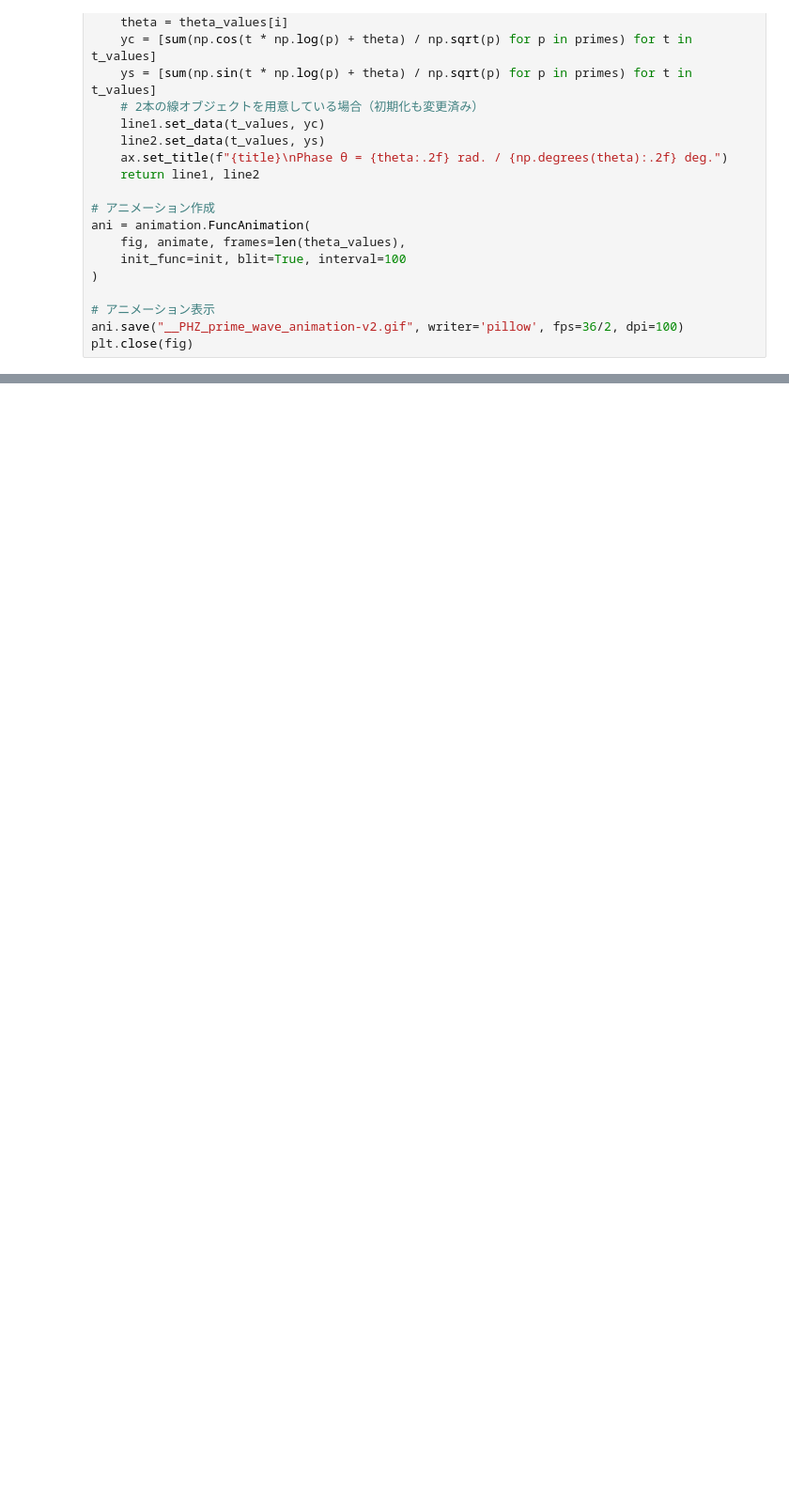
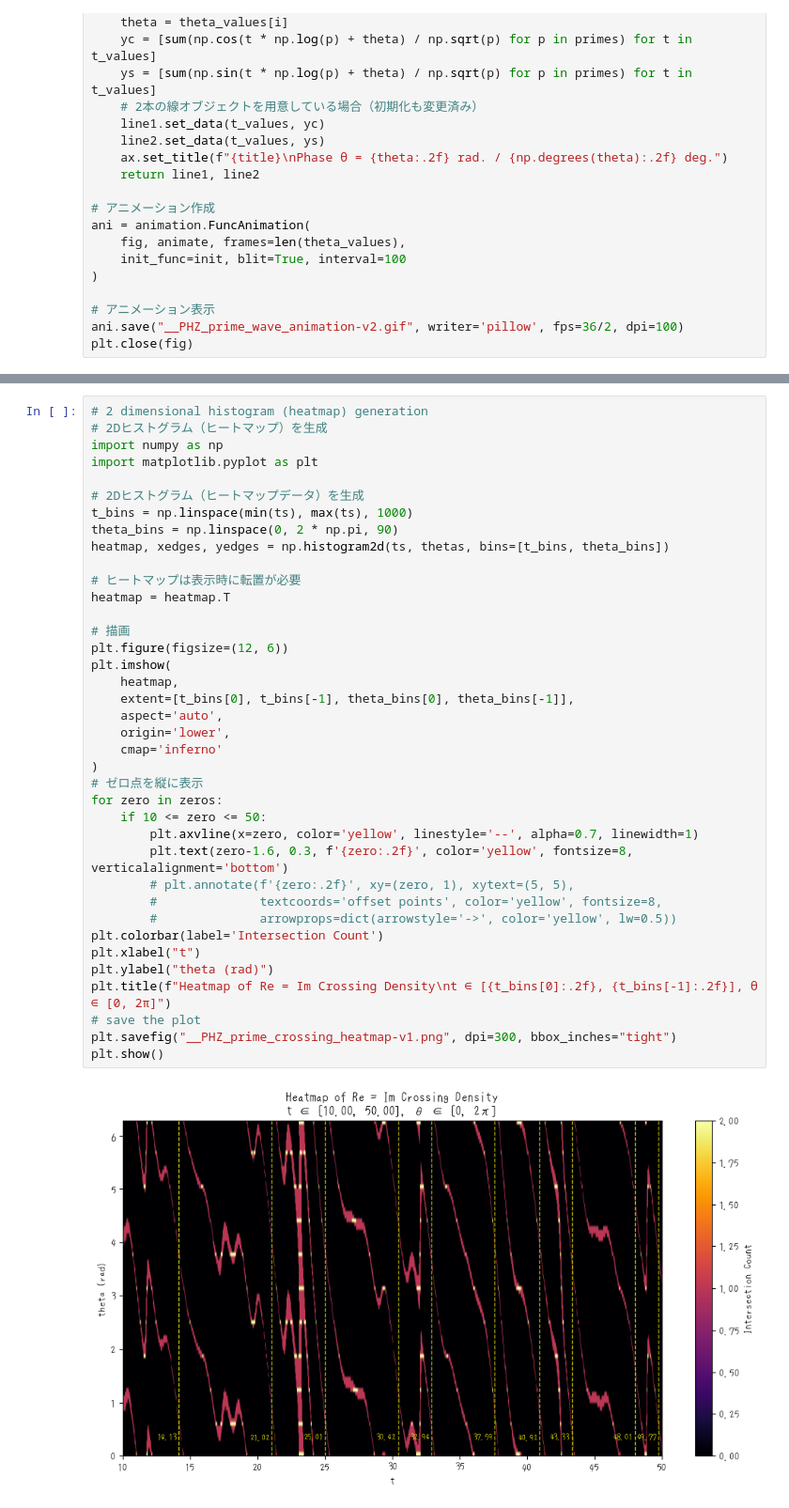
Before and after one commit to Deskuma/riemann-hypothesis-ai, a Jupyter notebook: src/py/graph/PHZ_prime_wave.ipynb, the cells around one changed output, grey strips where cells are left out. Shown at 94% size. Saved outputs shown, nothing was run; the diff lists cells and outputs as text; blank space fills up the shorter version.

```diff
--- a/src/py/graph/PHZ_prime_wave.ipynb
+++ b/src/py/graph/PHZ_prime_wave.ipynb
@@ -537,0 +611,40 @@ plt.close(fig)
+# %%
+# 2 dimensional histogram (heatmap) generation
+# 2Dヒストグラム（ヒートマップ）を生成
+import numpy as np
+import matplotlib.pyplot as plt
+
+# 2Dヒストグラム（ヒートマップデータ）を生成
+t_bins = np.linspace(min(ts), max(ts), 1000)
+theta_bins = np.linspace(0, 2 * np.pi, 90)
+heatmap, xedges, yedges = np.histogram2d(ts, thetas, bins=[t_bins, theta_bins])
+
+# ヒートマップは表示時に転置が必要
+heatmap = heatmap.T
+
+# 描画
+plt.figure(figsize=(12, 6))
+plt.imshow(
+    heatmap,
+    extent=[t_bins[0], t_bins[-1], theta_bins[0], theta_bins[-1]],
+    aspect='auto',
+    origin='lower',
+    cmap='inferno'
+)
+# ゼロ点を縦に表示
+for zero in zeros:
+    if 10 <= zero <= 50:
+        plt.axvline(x=zero, color='yellow', linestyle='--', alpha=0.7, linewidth=1)
+        plt.text(zero-1.6, 0.3, f'{zero:.2f}', color='yellow', fontsize=8, verticalalignment='bottom')
+        # plt.annotate(f'{zero:.2f}', xy=(zero, 1), xytext=(5, 5),
+        #              textcoords='offset points', color='yellow', fontsize=8,
+        #              arrowprops=dict(arrowstyle='->', color='yellow', lw=0.5))
+plt.colorbar(label='Intersection Count')
+plt.xlabel("t")
+plt.ylabel("theta (rad)")
+plt.title(f"Heatmap of Re = Im Crossing Density\nt ∈ [{t_bins[0]:.2f}, {t_bins[-1]:.2f}], θ ∈ [0, 2π]")
+# save the plot
+plt.savefig("__PHZ_prime_crossing_heatmap-v1.png", dpi=300, bbox_inches="tight")
+plt.show()
+# %% [output]
+[figure, added]
```
Also changed, not shown: parts of 13 cells of this notebook, 23 other files.
